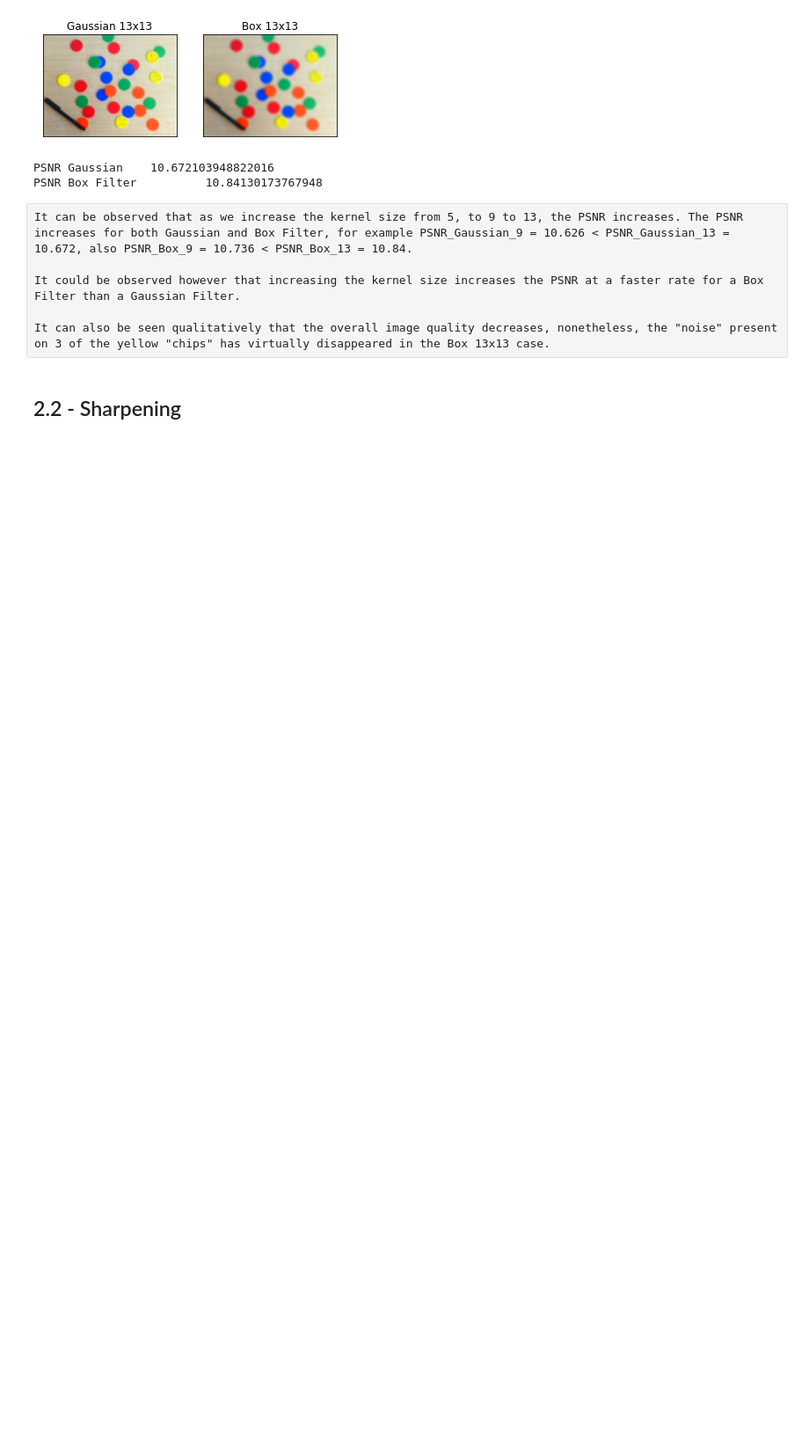
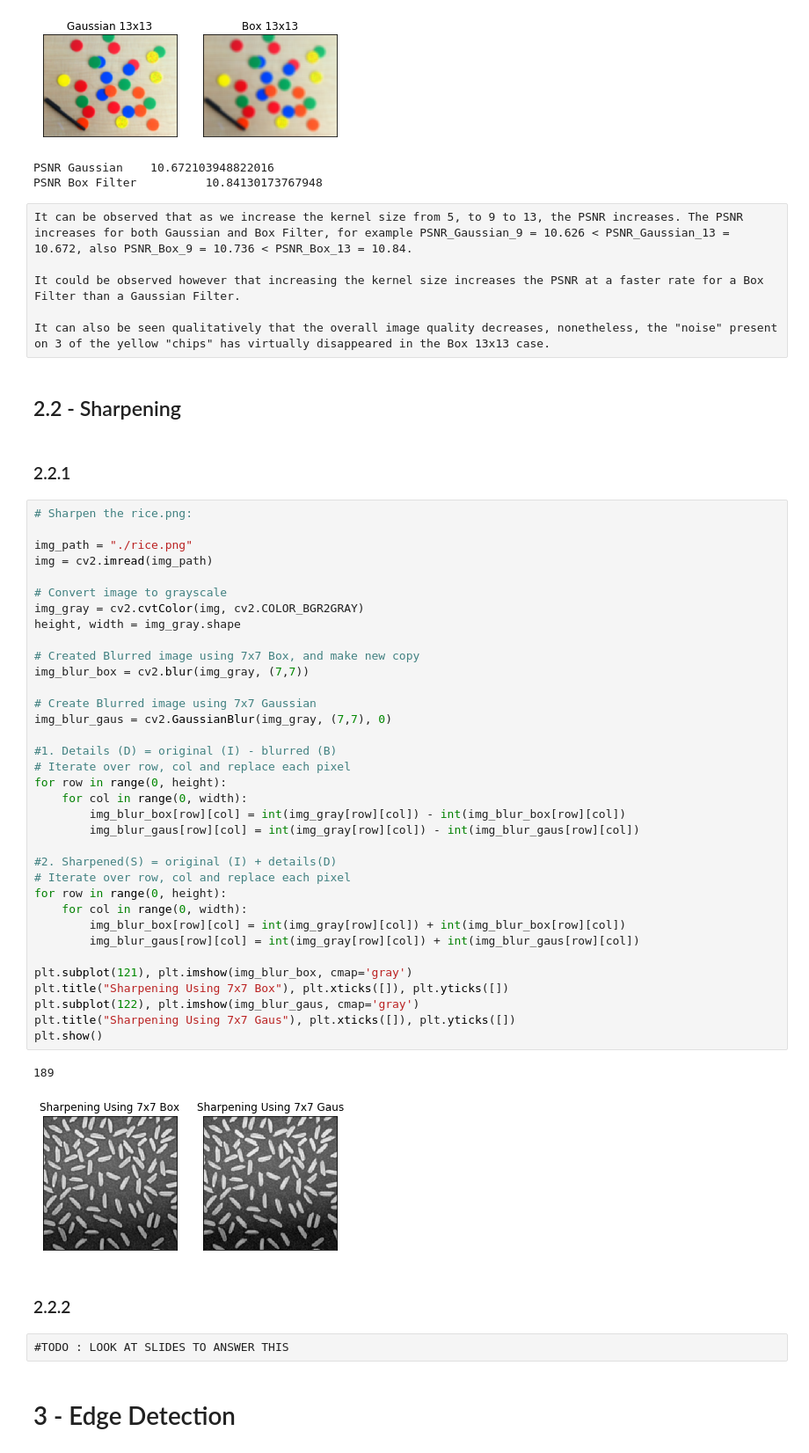
Before and after one commit to Patrick-Erath/OpenCV, a Jupyter notebook: Assignment1/Assignment1.ipynb, the cells around one changed output. Shown at 88% size. Drawn from its saved outputs; the diff is of its cells as text; blank space fills up the shorter version.

```diff
--- a/Assignment1/Assignment1.ipynb
+++ b/Assignment1/Assignment1.ipynb
@@ -186,3 +184,49 @@ It could be observed however that increasing the kernel size increases the PSNR
 It can also be seen qualitatively that the overall image quality decreases, nonetheless, the "noise" present on 3 of the yellow "chips" has virtually disappeared in the Box 13x13 case.
 # %% [markdown]
 ## 2.2 - Sharpening
+# %% [markdown]
+### 2.2.1
+# %%
+# Sharpen the rice.png:
+
+img_path = "./rice.png"
+img = cv2.imread(img_path)
+
+# Convert image to grayscale
+img_gray = cv2.cvtColor(img, cv2.COLOR_BGR2GRAY)
+height, width = img_gray.shape
+
+# Created Blurred image using 7x7 Box, and make new copy
+img_blur_box = cv2.blur(img_gray, (7,7))
+
+# Create Blurred image using 7x7 Gaussian
+img_blur_gaus = cv2.GaussianBlur(img_gray, (7,7), 0)
+
+#1. Details (D) = original (I) - blurred (B)
+# Iterate over row, col and replace each pixel
+for row in range(0, height):
+    for col in range(0, width):
+        img_blur_box[row][col] = int(img_gray[row][col]) - int(img_blur_box[row][col])
+        img_blur_gaus[row][col] = int(img_gray[row][col]) - int(img_blur_gaus[row][col])
+
+#2. Sharpened(S) = original (I) + details(D)
+# Iterate over row, col and replace each pixel
+for row in range(0, height):
+    for col in range(0, width):
+        img_blur_box[row][col] = int(img_gray[row][col]) + int(img_blur_box[row][col])
+        img_blur_gaus[row][col] = int(img_gray[row][col]) + int(img_blur_gaus[row][col])
+
+plt.subplot(121), plt.imshow(img_blur_box, cmap='gray')
+plt.title("Sharpening Using 7x7 Box"), plt.xticks([]), plt.yticks([])
+plt.subplot(122), plt.imshow(img_blur_gaus, cmap='gray')
+plt.title("Sharpening Using 7x7 Gaus"), plt.xticks([]), plt.yticks([])
+plt.show()
+# %% [output]
+189
+[figure, added]
+# %% [markdown]
+### 2.2.2
+# %% [raw]
+#TODO : LOOK AT SLIDES TO ANSWER THIS
+# %% [markdown]
+# 3 - Edge Detection
```
Also changed, not shown: parts of 5 cells of this notebook, 1 other file.
